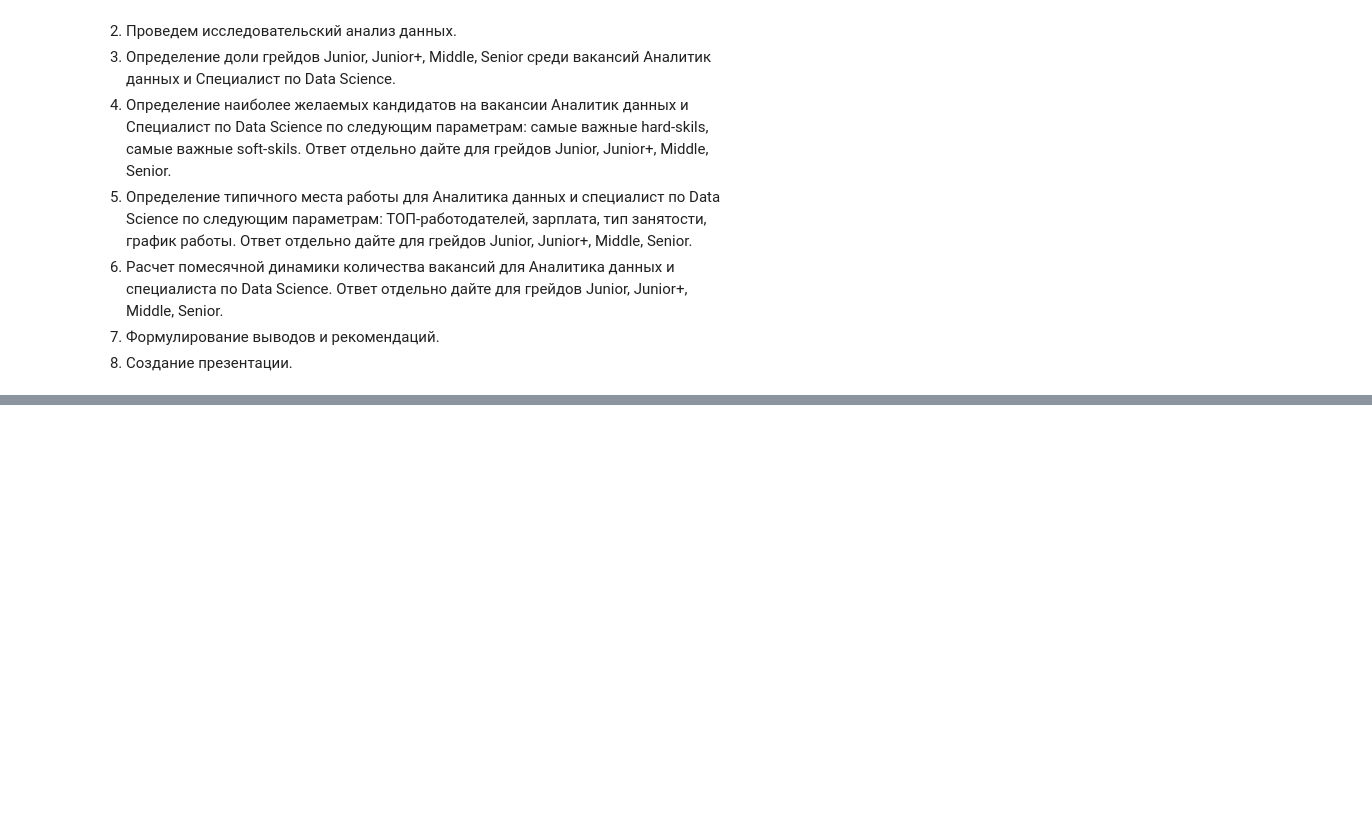
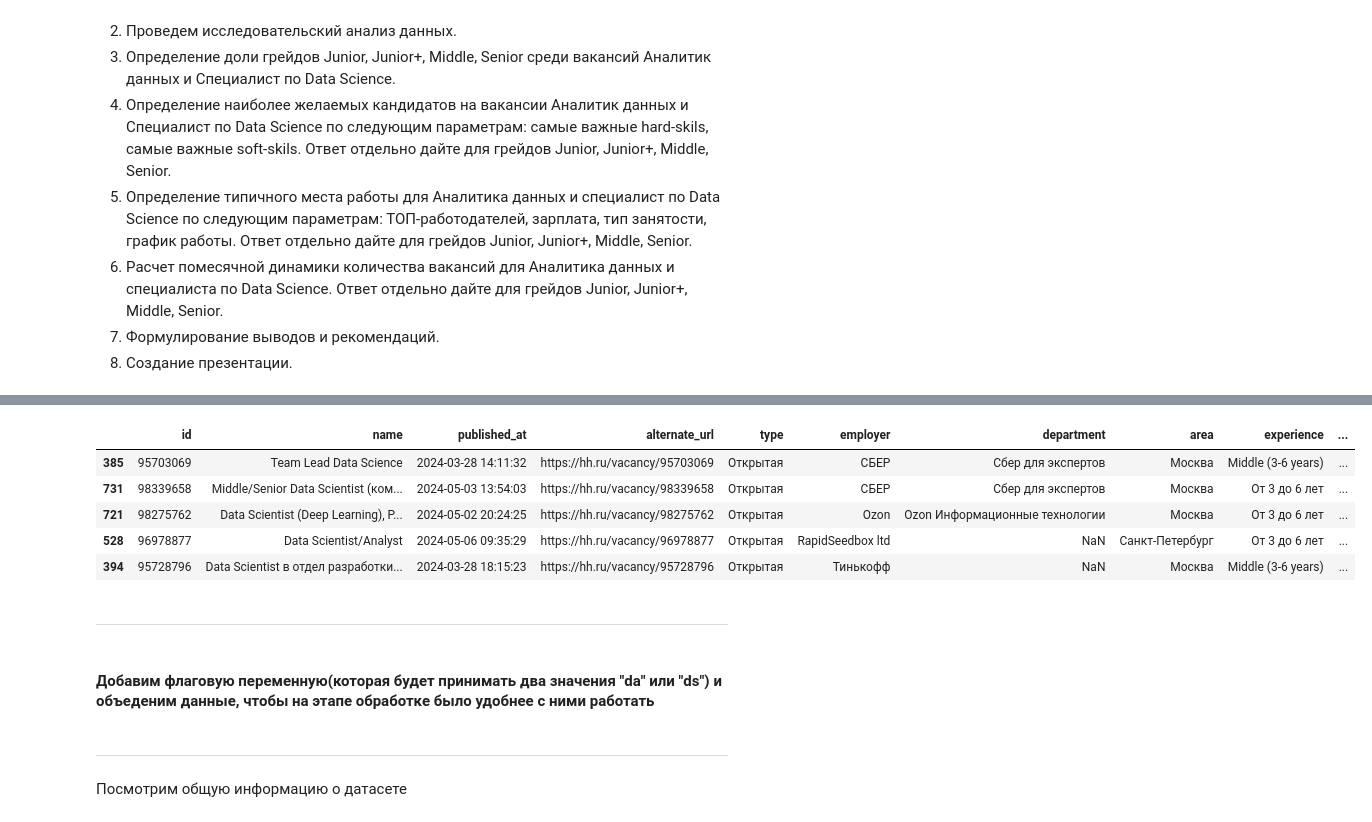
Before and after one commit to KuBaN658/vacancy_analysis, a Jupyter notebook: vacancy_analysis.ipynb, the cells around one changed output, grey strips where cells are left out. Saved outputs shown, nothing was run; the diff lists cells and outputs as text; code cells hidden in the pictures; blank space fills up the shorter version.

```diff
--- a/vacancy_analysis.ipynb
+++ b/vacancy_analysis.ipynb
@@ -60,0 +70,15 @@ ds['published_at'].min(), ds['published_at'].max()
+# %%
+# приведем published_at сразу в формат даты
+ds = pd.read_csv('data/ds.csv', parse_dates=['published_at'])
+ds.sample(5)
+# %% [output]
+|  | id | name | published_at | alternate_url | type | employer | department | area | experience | ... |
+| 385 | 95703069 | Team Lead Data Science | 2024-03-28 14:11:32 | https://hh.ru/vacancy/95703069 | Открытая | СБЕР | Сбер для экспертов | Москва | Middle (3-6 years) | ... |
+| 731 | 98339658 | Middle/Senior Data Scientist (ком... | 2024-05-03 13:54:03 | https://hh.ru/vacancy/98339658 | Открытая | СБЕР | Сбер для экспертов | Москва | От 3 до 6 лет | ... |
+| 721 | 98275762 | Data Scientist (Deep Learning), Р... | 2024-05-02 20:24:25 | https://hh.ru/vacancy/98275762 | Открытая | Ozon | Ozon Информационные технологии | Москва | От 3 до 6 лет | ... |
+| 528 | 96978877 | Data Scientist/Analyst | 2024-05-06 09:35:29 | https://hh.ru/vacancy/96978877 | Открытая | RapidSeedbox ltd | NaN | Санкт-Петербург | От 3 до 6 лет | ... |
+| 394 | 95728796 | Data Scientist в отдел разработки... | 2024-03-28 18:15:23 | https://hh.ru/vacancy/95728796 | Открытая | Тинькофф | NaN | Москва | Middle (3-6 years) | ... |
+# %% [markdown]
+---
+# %% [markdown]
+#### Добавим флаговую переменную(которая будет принимать два значения "da" или "ds") и объеденим данные, чтобы на этапе обработке было удобнее с ними работать
@@ -60,0 +93,4 @@ ds['published_at'].min(), ds['published_at'].max()
+# %% [markdown]
+---
+# %% [markdown]
+Посмотрим общую информацию о датасете
```
Also changed, not shown: parts of 72 cells of this notebook, 6 other files.
